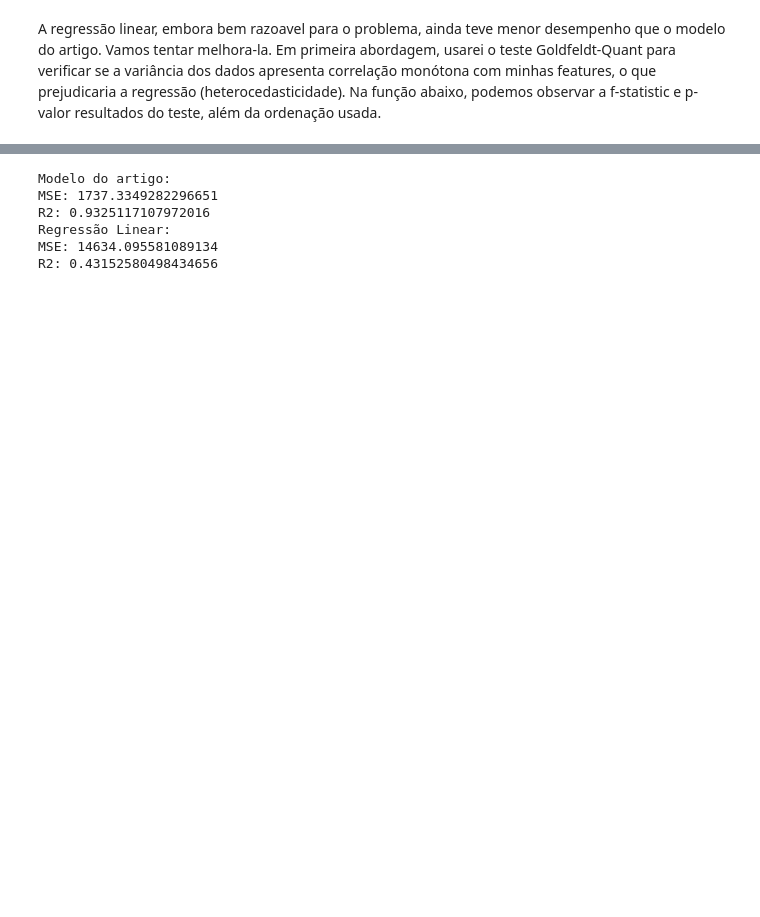
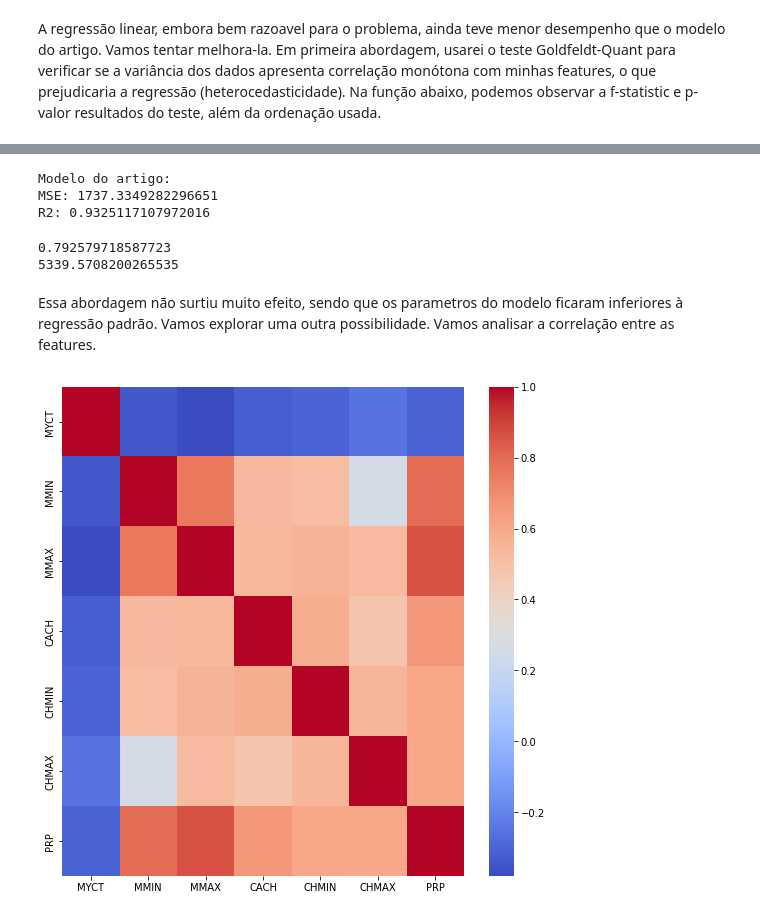
Before and after one commit to igorcj/computer_hardware, a Jupyter notebook: modelagem.ipynb, the cells around one changed output, grey strips where cells are left out. Drawn from its saved outputs; the diff is of its cells as text; code cells hidden in the pictures; blank space fills up the shorter version.

```diff
--- a/modelagem.ipynb
+++ b/modelagem.ipynb
@@ -98,5 +87,0 @@ for i in range(50):
-# %%
-wls_model = sm.WLS(y,X)
-results = wls_model.fit()
-print(results.summary())
-df['lm2_pred'] = results.predict(X)
@@ -133,15 +88,34 @@ plt.show()
-# %%
-# Usando métricas para avaliar ambos modelos
-print('Modelo do artigo:')
-print(f"MSE: {sklearn.metrics.mean_squared_error(df['PRP'], df['ERP'])}")
-print(f"R2: {sklearn.metrics.r2_score(df['PRP'], df['ERP'])}")
-print('Regressão Linear:')
-print(f"MSE: {sklearn.metrics.mean_squared_error(df['PRP'], df['lm2_pred'])}")
-print(f"R2: {sklearn.metrics.r2_score(df['PRP'], df['lm2_pred'])}")
-# %% [output]
-Modelo do artigo:
-MSE: 1737.3349282296651
-R2: 0.9325117107972016
-Regressão Linear:
-MSE: 14634.095581089134
-R2: 0.43152580498434656
+# %%
+for var in ['MYCT', 'MMIN', 'MMAX', 'CACH', 'CHMIN', 'CHMAX']:
+    wls_model = sm.WLS(y,X, weights=[1/k if k else 0 for k in X[var]])
+    results = wls_model.fit()
+    df[f'lm_{var}'] = results.predict(X)
+# %%
+# Usando métricas para avaliar ambos modelos
+print('Modelo do artigo:')
+print(f"MSE: {sklearn.metrics.mean_squared_error(df['PRP'], df['ERP'])}")
+print(f"R2: {sklearn.metrics.r2_score(df['PRP'], df['ERP'])}")
+
+mse, r2 = [], []
+for var in ['MYCT', 'MMIN', 'MMAX', 'CACH', 'CHMIN', 'CHMAX']:
+    mse.append(sklearn.metrics.mean_squared_error(df['PRP'], df[f'lm_{var}']))
+    r2.append(sklearn.metrics.r2_score(df['PRP'], df[f'lm_{var}']))
+# %% [output]
+Modelo do artigo:
+MSE: 1737.3349282296651
+R2: 0.9325117107972016
+# %%
+print(max(r2))
+print(min(mse))
+# %% [output]
+0.792579718587723
+5339.5708200265535
+# %% [markdown]
+Essa abordagem não surtiu muito efeito, sendo que os parametros do modelo ficaram inferiores à regressão padrão. Vamos explorar uma outra possibilidade. Vamos analisar a correlação entre as features.
+# %%
+corr = df[['MYCT', 'MMIN', 'MMAX', 'CACH', 'CHMIN', 'CHMAX','PRP']].corr()
+plt.figure(figsize = (9, 9))
+sns.heatmap(corr, cmap = 'coolwarm')
+plt.show()
+# %% [output]
+[figure, added]
```
Also changed, not shown: parts of 22 cells of this notebook.
